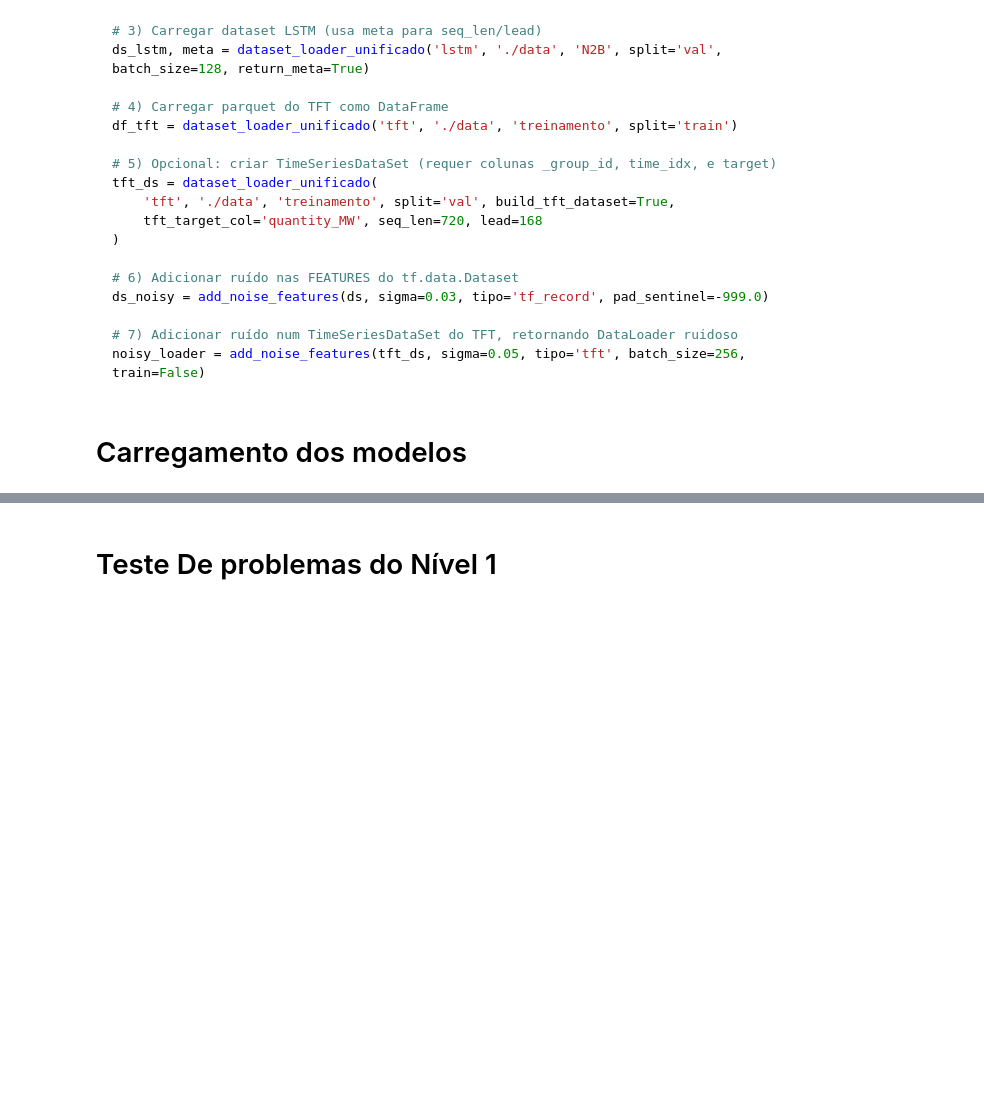
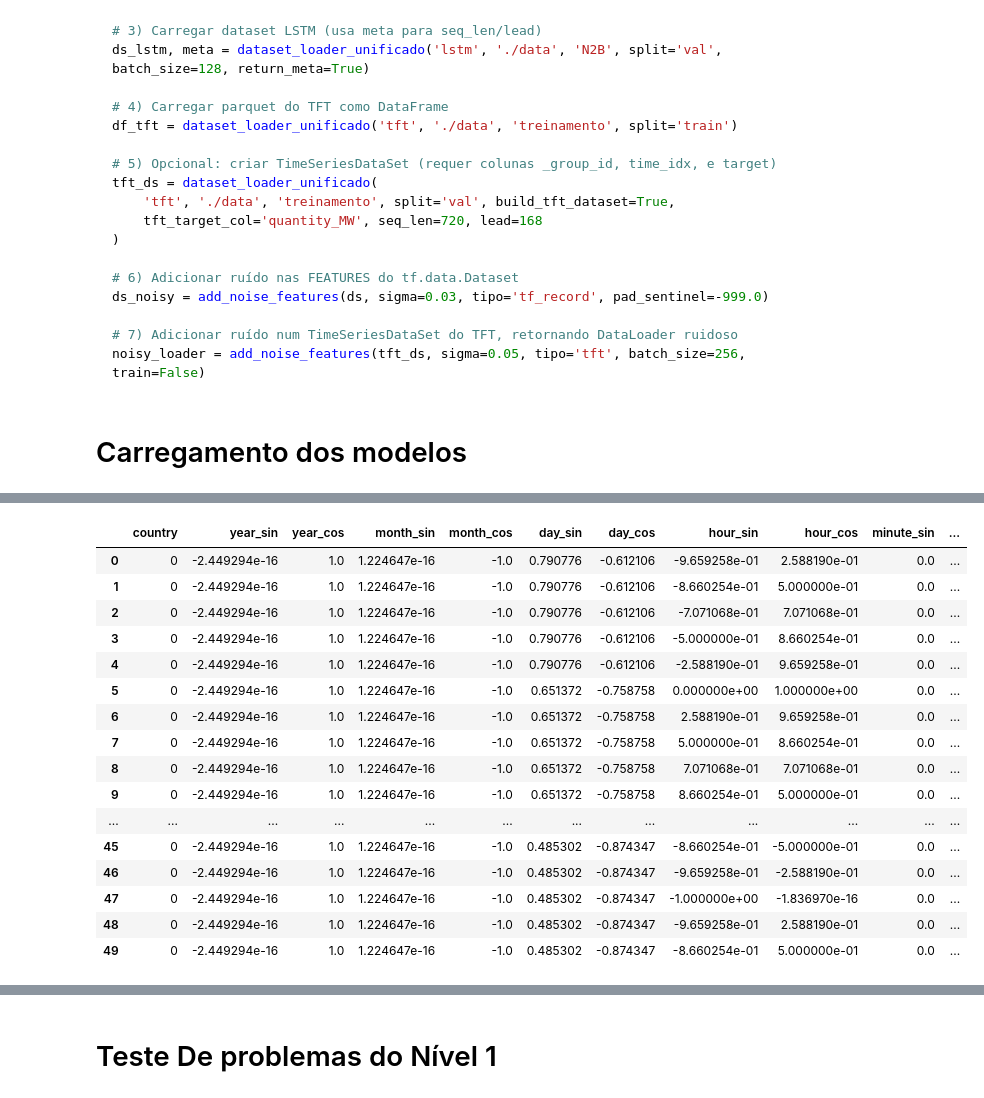
Before and after one commit to vm-bertini/TCC-2025, a Jupyter notebook: Resultados.ipynb, the cells around one changed output, grey strips where cells are left out. Drawn from its saved outputs; the diff is of its cells as text; code cells hidden in the pictures; blank space fills up the shorter version.

```diff
--- a/Resultados.ipynb
+++ b/Resultados.ipynb
@@ -543,5 +538,5 @@ model_list = [
 # %%
-# Debug: materializar TFRecord (linear) em DataFrame e CSV
+# Debug: materializar Parquet em DataFrame e CSV (Linear e LSTM)
 import os
 from pathlib import Path
 import numpy as np
@@ -552,59 +547,21 @@ import tensorflow as tf
 DATA_ROOT = './data'
 PROBLEMA  = 'N1A'      # ajuste aqui o problema desejado (ex.: 'N1A','N1B','N2C', ...)
 SPLIT     = 'test'     # 'train' | 'val' | 'test'
-BATCH_SZ  = 1024       # batching para leitura
 LIMIT_ROWS = 50000      # None para tentar ler tudo (cuidado com memória/tempo)
 SAVE_CSV  = True
 
-# Requer as funções já definidas no notebook:
-# - dataset_loader_unificado
+# Linear/MLP — Parquet → DataFrame
+lin_df, lin_meta = load_linear_parquet_df(DATA_ROOT, PROBLEMA, SPLIT, limit_rows=LIMIT_ROWS, save_csv=SAVE_CSV)
+print('Meta linear:', lin_meta)
+print('Linear DataFrame shape:', lin_df.shape)
+display(lin_df.head(50))
 
-
-def load_linear_df(data_root: str, problema: str, split: str,
-                    batch_size: int = 1024,
-                    limit_rows: int | None = 5000,
-                    save_csv: bool = True):
-    ds, meta = dataset_loader_unificado('linear', data_root, problema,
-                                        split=split, batch_size=batch_size, return_meta=True)
-    x_dim = int(meta['x_dim']); y_dim = int(meta['y_dim'])
-
-    rows = []
-    seen = 0
-    for xb, yb in ds:
-        x_np = xb.numpy()
-        y_np = yb.numpy()
-        # Esperado: x_np shape (B, x_dim), y_np shape (B, y_dim)
-        for i in range(x_np.shape[0]):
-            row = np.concatenate([x_np[i].reshape(-1), y_np[i].reshape(-1)], axis=0)
-            rows.append(row)
-            seen += 1
-            if limit_rows is not None and seen >= limit_rows:
-                break
-        if limit_rows is not None and seen >= limit_rows:
-            break
-
-    if rows:
-        arr = np.vstack(rows)
-    else:
-        arr = np.empty((0, x_dim + y_dim), dtype=np.float32)
-
-    cols = [f'x_{i}' for i in range(x_dim)] + [f'y_{i}' for i in range(y_dim)]
-    df = pd.DataFrame(arr, columns=cols)
-
-    if save_csv:
-        out_dir = Path('debug'); out_dir.mkdir(parents=True, exist_ok=True)
-        out_path = out_dir / f'linear_{problema}_{split}.csv'
-        df.to_csv(out_path, index=False)
-        print(f'[OK] CSV salvo em: {out_path}  shape={df.shape}')
-
-    return df, meta
-
-# Executar e exibir
-lin_df, lin_meta = load_linear_df(DATA_ROOT, PROBLEMA, SPLIT,
-                                  batch_size=BATCH_SZ,
-                                  limit_rows=LIMIT_ROWS,
-                                  save_csv=SAVE_CSV)
-print('Meta linear:', lin_meta)
-print('DataFrame shape:', lin_df.shape)
-display(lin_df.head(50))
+# LSTM — Parquet → DataFrame flatten (opcional)
+try:
+    lstm_df, lstm_meta = load_lstm_parquet_df(DATA_ROOT, PROBLEMA, SPLIT, limit_rows=min(5000, LIMIT_ROWS or 5000), save_csv=SAVE_CSV)
+    print('Meta LSTM:', lstm_meta)
+    print('LSTM DataFrame (flatten) shape:', lstm_df.shape)
+    display(lstm_df.head(10))
+except FileNotFoundError as e:
+    print('[INFO] Parquet LSTM não encontrado para este problema/split:', e)
 # %% [output]
@@ -611,0 +571,17 @@ display(lin_df.head(50))
+|  | country | year_sin | year_cos | month_sin | month_cos | day_sin | day_cos | hour_sin | hour_cos | minute_sin | ... |
+| 0 | 0 | -2.449294e-16 | 1.0 | 1.224647e-16 | -1.0 | 0.790776 | -0.612106 | -9.659258e-01 | 2.588190e-01 | 0.0 | ... |
+| 1 | 0 | -2.449294e-16 | 1.0 | 1.224647e-16 | -1.0 | 0.790776 | -0.612106 | -8.660254e-01 | 5.000000e-01 | 0.0 | ... |
+| 2 | 0 | -2.449294e-16 | 1.0 | 1.224647e-16 | -1.0 | 0.790776 | -0.612106 | -7.071068e-01 | 7.071068e-01 | 0.0 | ... |
+| 3 | 0 | -2.449294e-16 | 1.0 | 1.224647e-16 | -1.0 | 0.790776 | -0.612106 | -5.000000e-01 | 8.660254e-01 | 0.0 | ... |
+| 4 | 0 | -2.449294e-16 | 1.0 | 1.224647e-16 | -1.0 | 0.790776 | -0.612106 | -2.588190e-01 | 9.659258e-01 | 0.0 | ... |
+| 5 | 0 | -2.449294e-16 | 1.0 | 1.224647e-16 | -1.0 | 0.651372 | -0.758758 | 0.000000e+00 | 1.000000e+00 | 0.0 | ... |
+| 6 | 0 | -2.449294e-16 | 1.0 | 1.224647e-16 | -1.0 | 0.651372 | -0.758758 | 2.588190e-01 | 9.659258e-01 | 0.0 | ... |
+| 7 | 0 | -2.449294e-16 | 1.0 | 1.224647e-16 | -1.0 | 0.651372 | -0.758758 | 5.000000e-01 | 8.660254e-01 | 0.0 | ... |
+| 8 | 0 | -2.449294e-16 | 1.0 | 1.224647e-16 | -1.0 | 0.651372 | -0.758758 | 7.071068e-01 | 7.071068e-01 | 0.0 | ... |
+| 9 | 0 | -2.449294e-16 | 1.0 | 1.224647e-16 | -1.0 | 0.651372 | -0.758758 | 8.660254e-01 | 5.000000e-01 | 0.0 | ... |
+| ... | ... | ... | ... | ... | ... | ... | ... | ... | ... | ... | ... |
+| 45 | 0 | -2.449294e-16 | 1.0 | 1.224647e-16 | -1.0 | 0.485302 | -0.874347 | -8.660254e-01 | -5.000000e-01 | 0.0 | ... |
+| 46 | 0 | -2.449294e-16 | 1.0 | 1.224647e-16 | -1.0 | 0.485302 | -0.874347 | -9.659258e-01 | -2.588190e-01 | 0.0 | ... |
+| 47 | 0 | -2.449294e-16 | 1.0 | 1.224647e-16 | -1.0 | 0.485302 | -0.874347 | -1.000000e+00 | -1.836970e-16 | 0.0 | ... |
+| 48 | 0 | -2.449294e-16 | 1.0 | 1.224647e-16 | -1.0 | 0.485302 | -0.874347 | -9.659258e-01 | 2.588190e-01 | 0.0 | ... |
+| 49 | 0 | -2.449294e-16 | 1.0 | 1.224647e-16 | -1.0 | 0.485302 | -0.874347 | -8.660254e-01 | 5.000000e-01 | 0.0 | ... |
```
Also changed, not shown: parts of 13 cells of this notebook, 1 other file.
